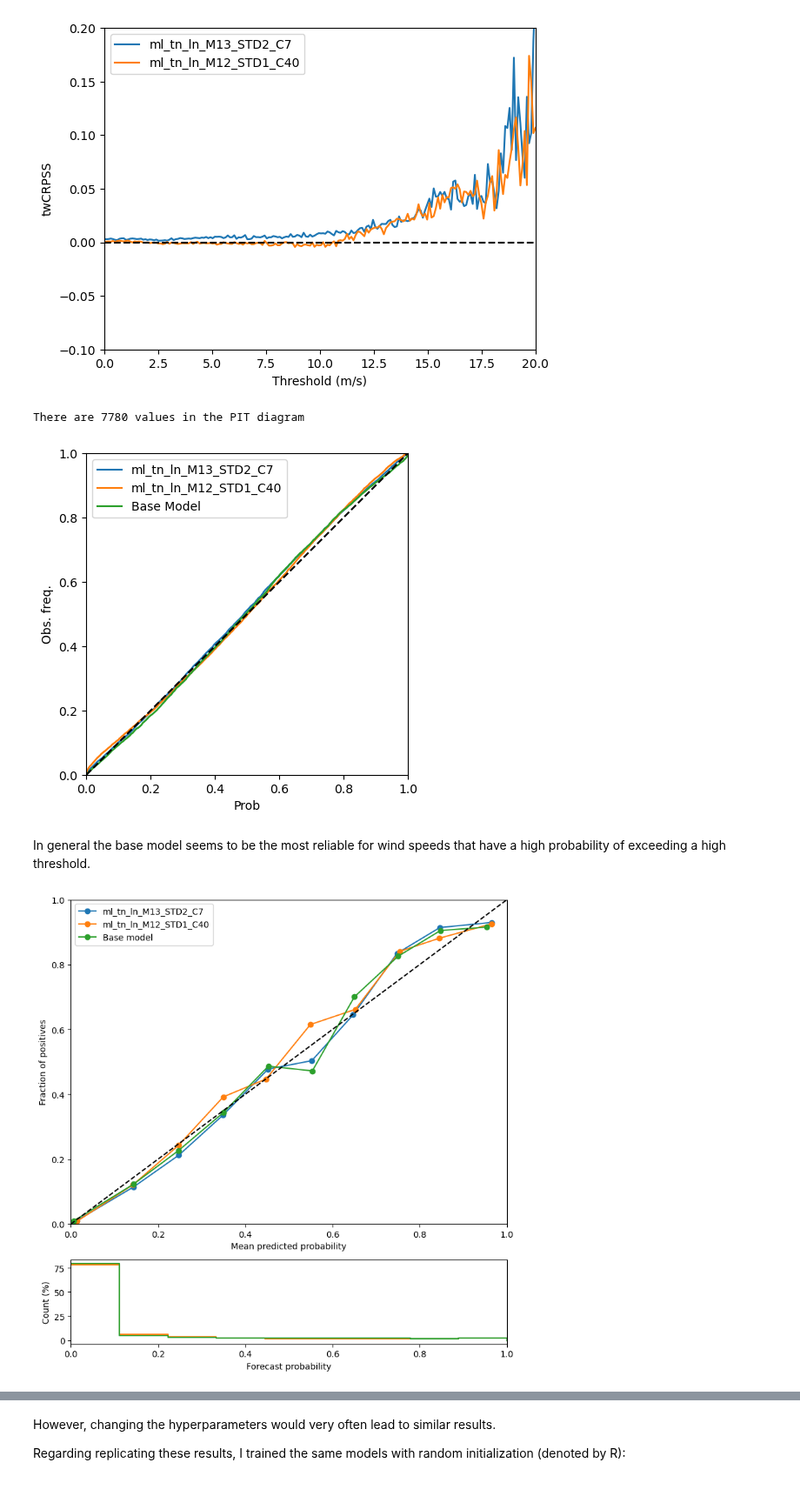
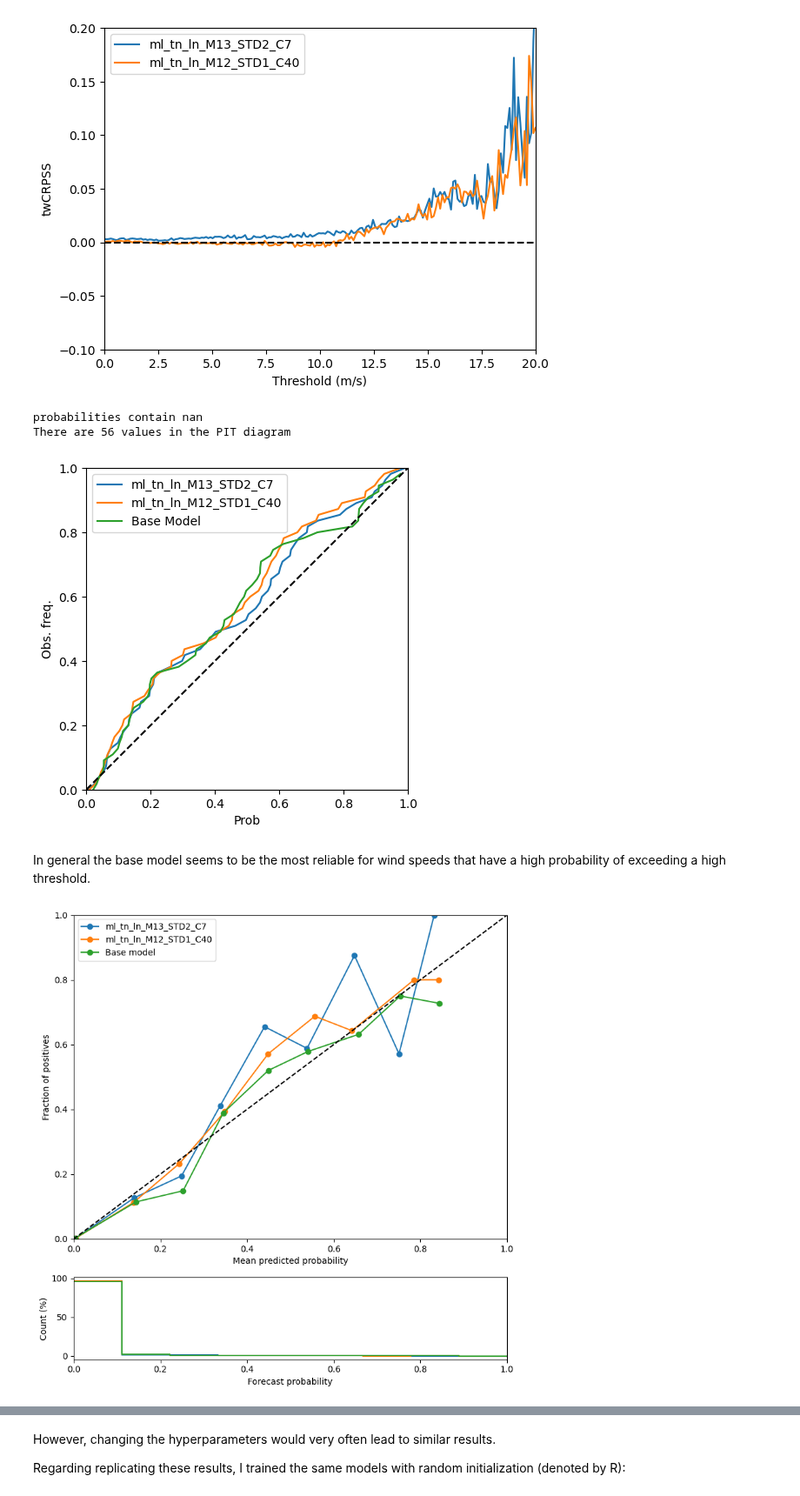
Before and after one commit to SimonHakvoort/thesiscode, a Jupyter notebook: src/new_emos_results/meeting_april.ipynb, the cells around one changed output, grey strips where cells are left out. Shown at 87% size. Saved outputs shown, nothing was run; the diff lists cells and outputs as text; code cells hidden in the pictures.

```diff
--- a/src/new_emos_results/meeting_april.ipynb
+++ b/src/new_emos_results/meeting_april.ipynb
@@ -569,18 +561,19 @@ make_twcrpss_plot(base_model, best_models, X_test, y_test, values, ylim=ylim, sa
 # %% [output]
 [figure]
 # %%
-t = 0
+t = 16
 make_cpit_diagram_emos(best_models, X_test, y_test, t=t, base_model=base_model)
 # %% [output]
-There are 7780 values in the PIT diagram
+probabilities contain nan
+There are 56 values in the PIT diagram
-[figure, old version]
+[figure, new version]
 # %% [markdown]
 In general the base model seems to be the most reliable for wind speeds that have a high probability of exceeding a high threshold.
 # %%
-t = 10
+t = 15
 make_reliability_and_sharpness(best_models, X_test, y_test, t, base_model=base_model)
 # %% [output]
-[figure, old version]
+[figure, new version]
 # %%
 plot_weight_mixture(best_models, values)
 # %% [output]
```
Also changed, not shown: parts of 10 cells of this notebook, 9 other files.
